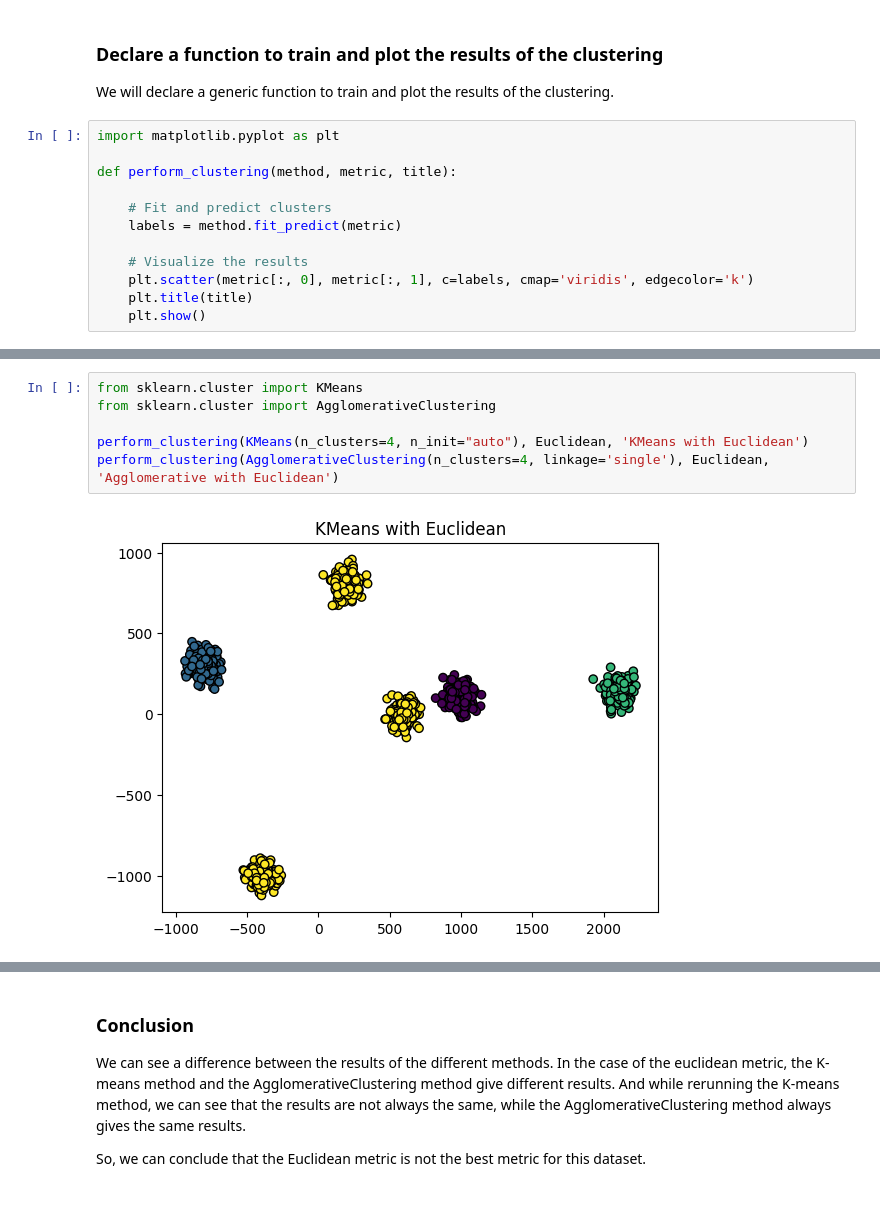
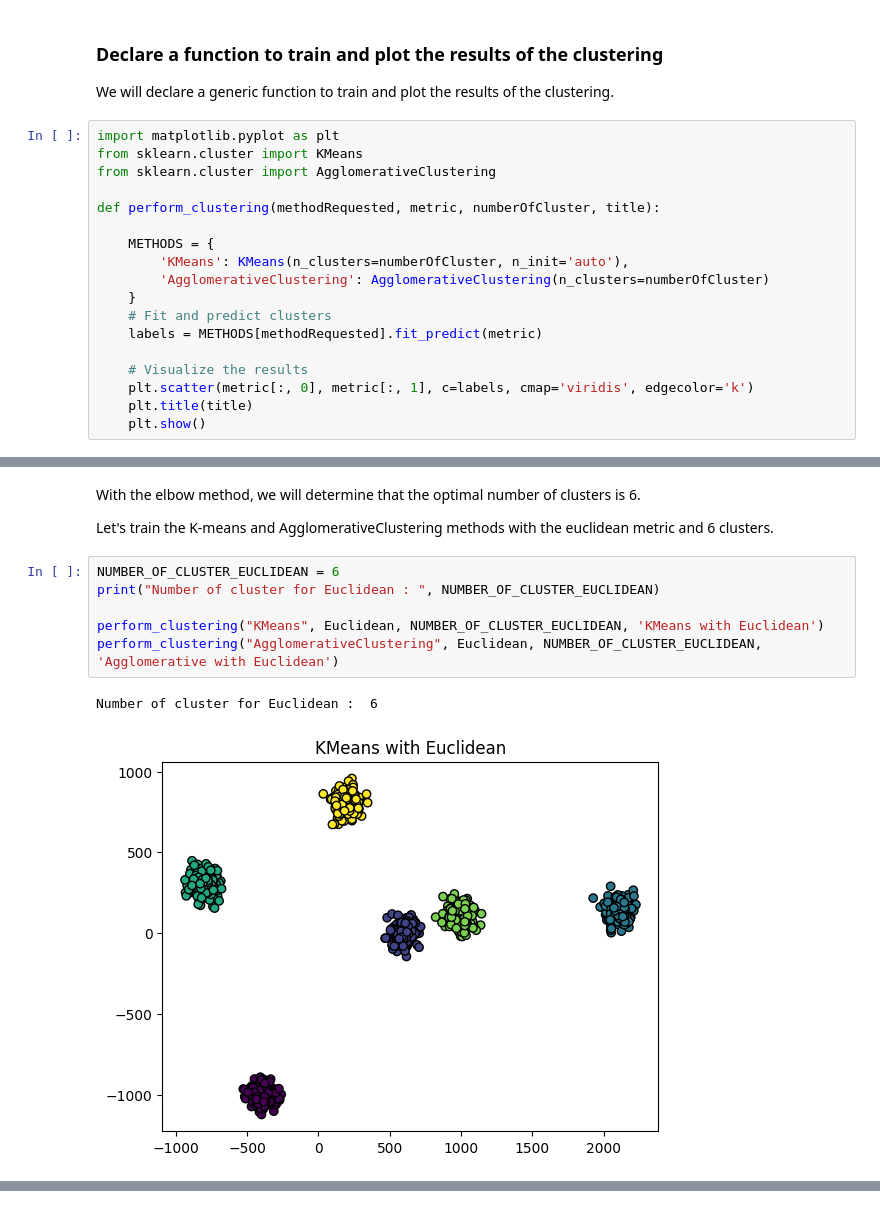
Before and after one commit to nathan-hoche/Epitech-MLU, a Jupyter notebook: exercise_3/exo3.ipynb, the cells around one changed output, grey strips where cells are left out. Cells and saved outputs as stored; diff of their text form.

```diff
--- a/exercise_3/exo3.ipynb
+++ b/exercise_3/exo3.ipynb
@@ -36,11 +36,17 @@ Cosine = cosine_similarity(data)
 We will declare a generic function to train and plot the results of the clustering.
 # %%
 import matplotlib.pyplot as plt
+from sklearn.cluster import KMeans
+from sklearn.cluster import AgglomerativeClustering
 
-def perform_clustering(method, metric, title):
+def perform_clustering(methodRequested, metric, numberOfCluster, title):
 
+    METHODS = {
+        'KMeans': KMeans(n_clusters=numberOfCluster, n_init='auto'),
+        'AgglomerativeClustering': AgglomerativeClustering(n_clusters=numberOfCluster)
+    }
     # Fit and predict clusters
-    labels = method.fit_predict(metric)
+    labels = METHODS[methodRequested].fit_predict(metric)
 
     # Visualize the results
     plt.scatter(metric[:, 0], metric[:, 1], c=labels, cmap='viridis', edgecolor='k')
@@ -53,8 +74,13 @@ First, we will use the K-means and AgglomerativeClustering methods with the eucl
+# %% [markdown]
+With the elbow method, we will determine that the optimal number of clusters is 6.
+
+Let's train the K-means and AgglomerativeClustering methods with the euclidean metric and 6 clusters.
 # %%
-from sklearn.cluster import KMeans
-from sklearn.cluster import AgglomerativeClustering
+NUMBER_OF_CLUSTER_EUCLIDEAN = 6
+print("Number of cluster for Euclidean : ", NUMBER_OF_CLUSTER_EUCLIDEAN)
 
-perform_clustering(KMeans(n_clusters=4, n_init="auto"), Euclidean, 'KMeans with Euclidean')
-perform_clustering(AgglomerativeClustering(n_clusters=4, linkage='single'), Euclidean, 'Agglomerative with Euclidean')
+perform_clustering("KMeans", Euclidean, NUMBER_OF_CLUSTER_EUCLIDEAN, 'KMeans with Euclidean')
+perform_clustering("AgglomerativeClustering", Euclidean, NUMBER_OF_CLUSTER_EUCLIDEAN, 'Agglomerative with Euclidean')
 # %% [output]
+Number of cluster for Euclidean :  6
-[figure, old version]
+[figure, new version]
@@ -62,9 +88,3 @@ perform_clustering(AgglomerativeClustering(n_clusters=4, linkage='single'), Eucl
-# %% [markdown]
-### Conclusion
-
-We can see a difference between the results of the different methods. In the case of the euclidean metric, the K-means method and the AgglomerativeClustering method give different results. And while rerunning the K-means method, we can see that the results are not always the same, while the AgglomerativeClustering method always gives the same results.
-
-So, we can conclude that the Euclidean metric is not the best metric for this dataset.
 # %% [markdown]
 ### Agglomerative clustering
 
```
Also changed, not shown: parts of 9 cells of this notebook, 4 other files.
